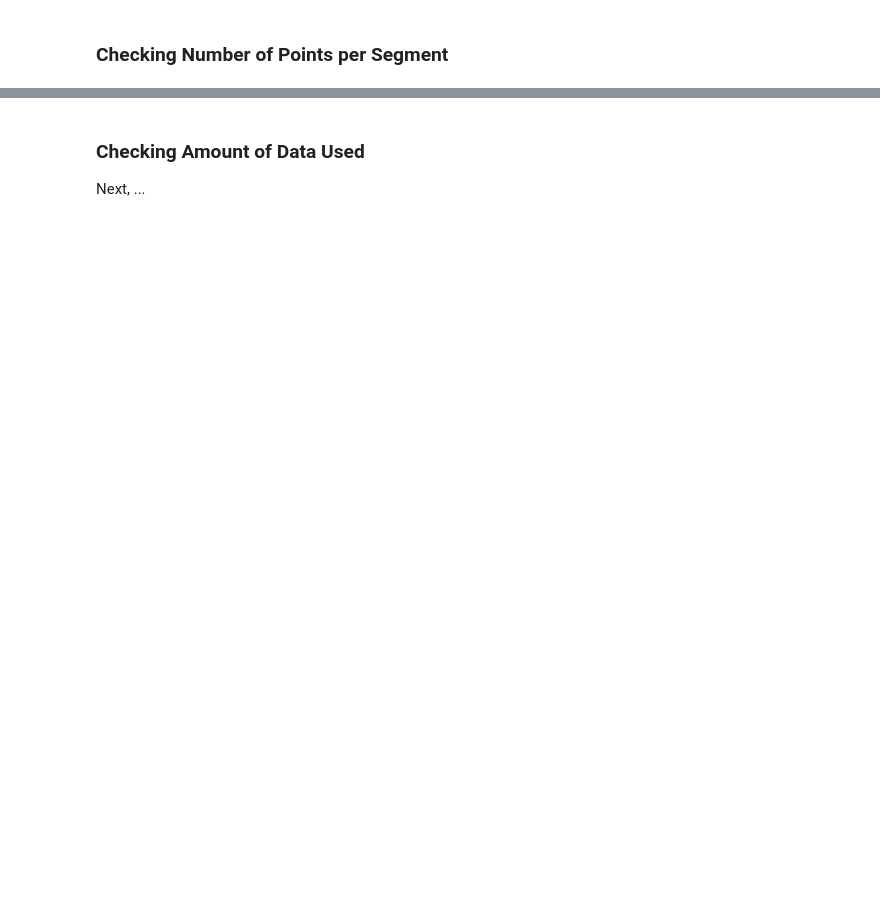
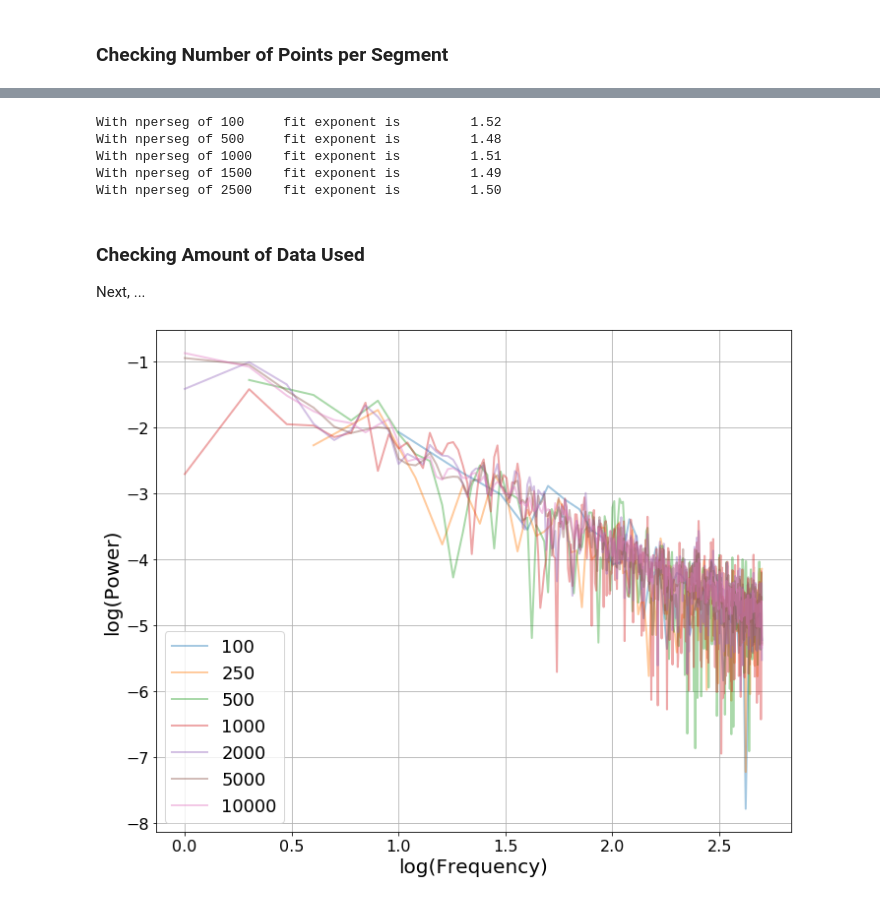
Before and after one commit to TomDonoghue/FieldExplorations, a Jupyter notebook: SummationSims.ipynb, the cells around one changed output, grey strips where cells are left out. Saved outputs shown, nothing was run; the diff lists cells and outputs as text; code cells hidden in the pictures; blank space fills up the shorter version.

```diff
--- a/SummationSims.ipynb
+++ b/SummationSims.ipynb
@@ -10,0 +27,2 @@ from fooof.plts import plot_spectra
+# %%
+SAVE_FIG = True
@@ -10,0 +45,17 @@ from fooof.plts import plot_spectra
+# %%
+def compute_across_npoints(sig, fs, npoints):
+
+    npoint_freqs = []
+    npoint_powers = []
+
+    for npoint in npoints:
+
+        # Shut off the warning about nperseg, that gets updated to reflect n_points
+        with warnings.catch_warnings():
+            warnings.simplefilter("ignore")
+            freqs, pows = compute_spectrum_welch(sig[0:npoint], fs)
+
+        npoint_freqs.append(freqs)
+        npoint_powers.append(pows)
+
+    return npoint_freqs, npoint_powers
@@ -51,4 +108,24 @@ With nperseg of 2000    fit exponent is         1.99
+# %%
+# ...
+fm = FOOOF(max_n_peaks = 0, verbose=False)
+fit_exponents(npersegs, nseg_freqs, nseg_powers, label='nperseg', fm=fm)
+# %% [output]
+With nperseg of 100     fit exponent is         1.52
+With nperseg of 500     fit exponent is         1.48
+With nperseg of 1000    fit exponent is         1.51
+With nperseg of 1500    fit exponent is         1.49
+With nperseg of 2500    fit exponent is         1.50
 # %% [markdown]
 ### Checking Amount of Data Used
 
 Next, ...
+# %%
+npoint_freqs, npoint_powers = compute_across_npoints(sig, fs, npoints)
+# %%
+plot_spectra(npoint_freqs, npoint_powers, labels=npoints, **plt_kwargs)
+plt.gca().legend(prop={'size': 18}, loc='lower left')
+if SAVE_FIG:
+    plt.tight_layout()
+    plt.savefig('sims-npoints.pdf')
+# %% [output]
+[figure, added]
```
Also changed, not shown: parts of 48 cells of this notebook.
